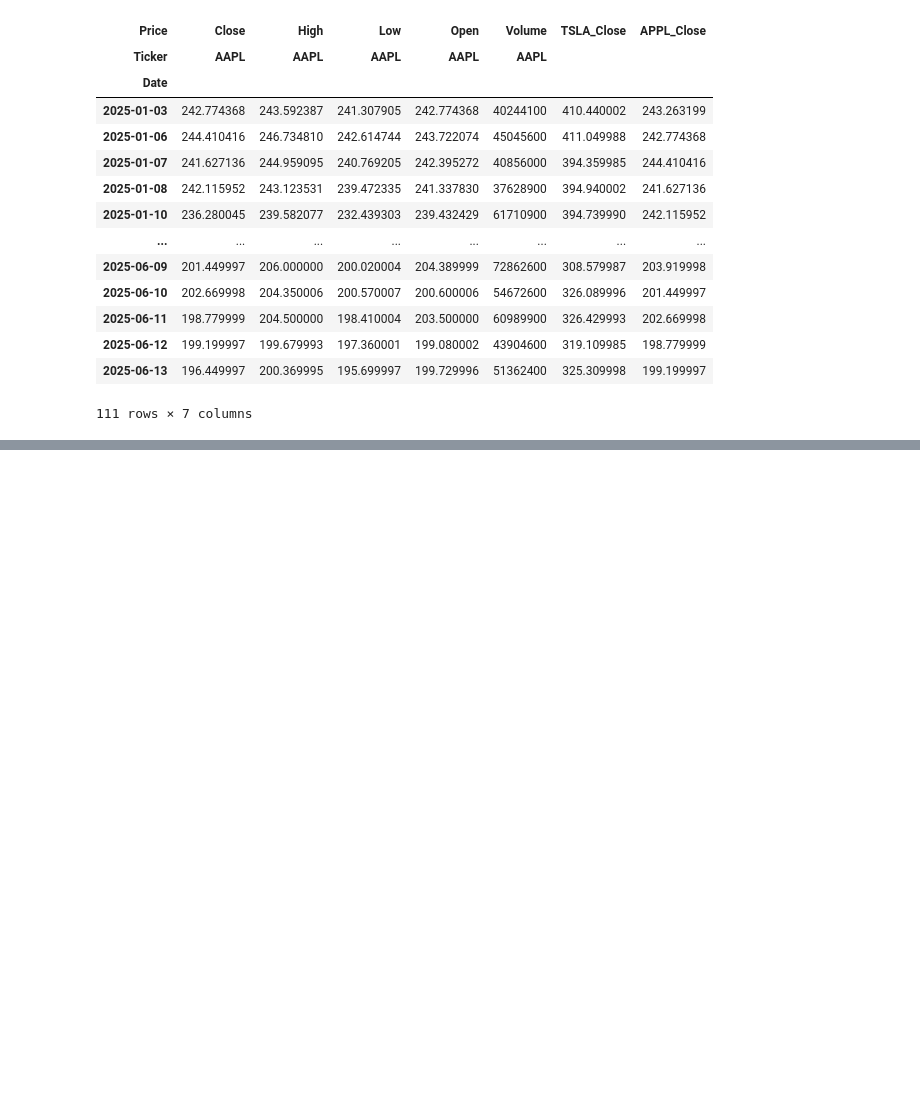
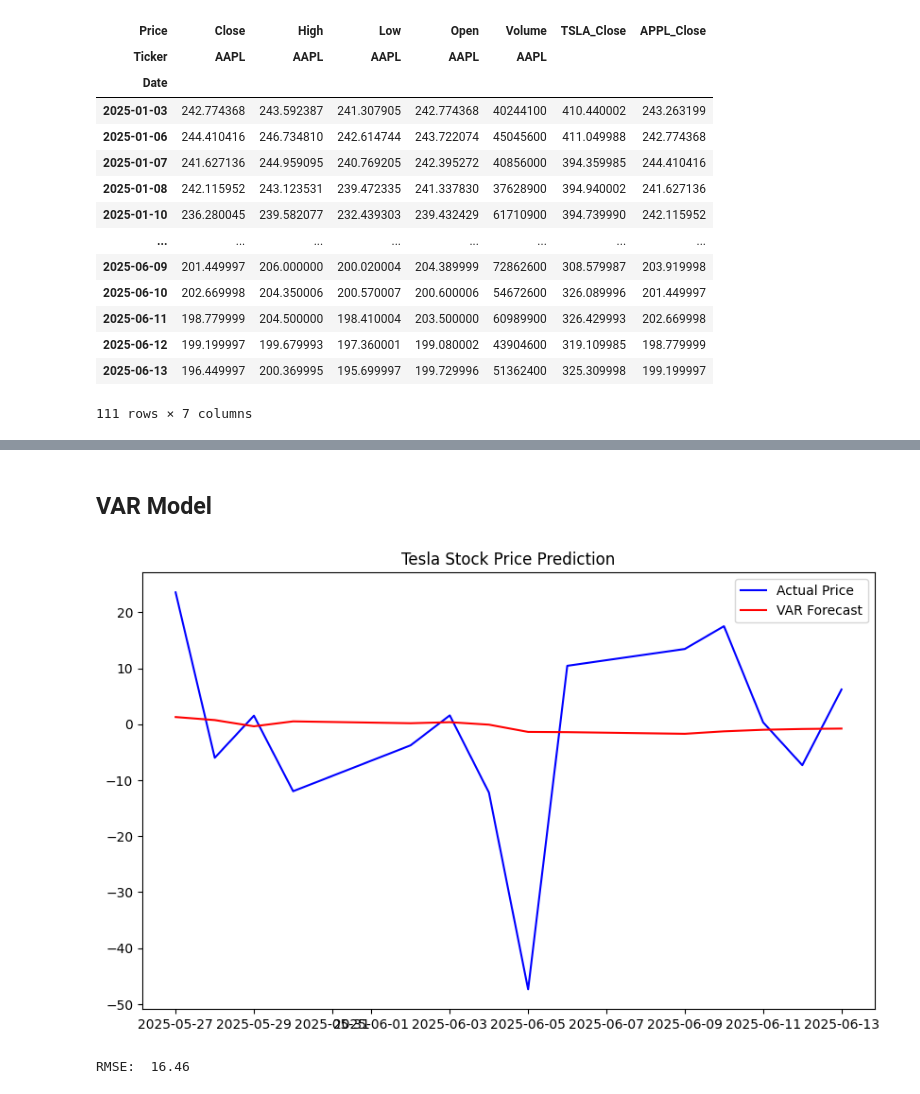
Before and after one commit to itzuditsharma/Time-Series-Analysis, a Jupyter notebook: 01_Temporal_Components.ipynb, the cells around one changed output, grey strips where cells are left out. Saved outputs shown, nothing was run; the diff lists cells and outputs as text; code cells hidden in the pictures; blank space fills up the shorter version.

```diff
--- a/01_Temporal_Components.ipynb
+++ b/01_Temporal_Components.ipynb
@@ -744,0 +763,4 @@ stock_data
+# %%
+
+data = stock_data[['APPL_Close','TSLA_Close']].diff().dropna()
+train_data, test_data = data[:-14], data[-14:]
@@ -744,0 +769,24 @@ stock_data
+# %% [markdown]
+## VAR Model
+# %%
+from statsmodels.tsa.api import VAR, VARMAX
+
+# VAR
+model = VAR(train_data)
+result = model.fit(maxlags=7)
+predictions = result.forecast(train_data.values[-result.k_ar:], steps=len(test_data))
+
+predictions = pd.DataFrame(predictions, index=test_data.index, columns=test_data.columns)
+plt.figure(figsize=(10,6))
+plt.plot(test_data.index, test_data['TSLA_Close'], label='Actual Price', color='blue')
+plt.plot(test_data.index, predictions['TSLA_Close'], label='VAR Forecast', color='red')
+plt.legend()
+plt.title('Tesla Stock Price Prediction')
+plt.show()
+
+# evaluating model using RMSE score
+rmse = round(np.sqrt(mean_squared_error(test_data['TSLA_Close'], predictions['TSLA_Close'])),2)
+print('RMSE: ',rmse)
+# %% [output]
+[figure, added]
+RMSE:  16.46
```
Also changed, not shown: parts of 8 cells of this notebook.
